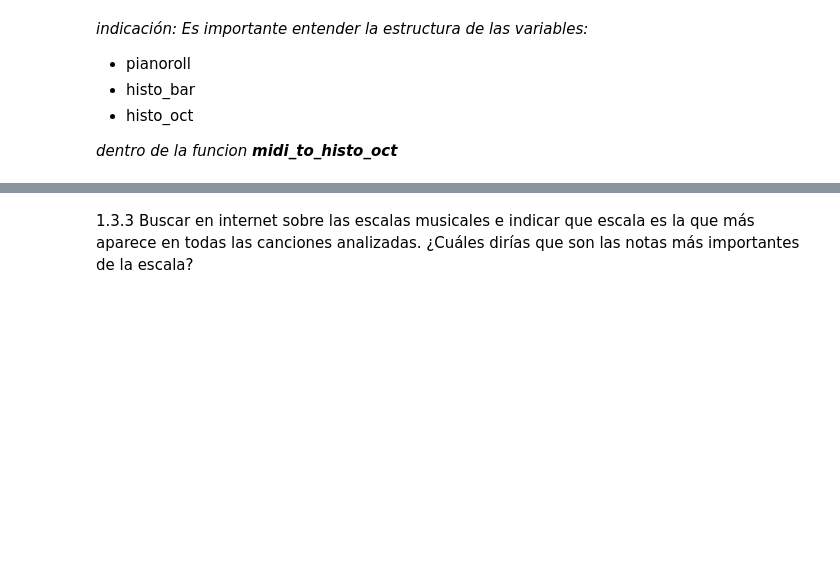
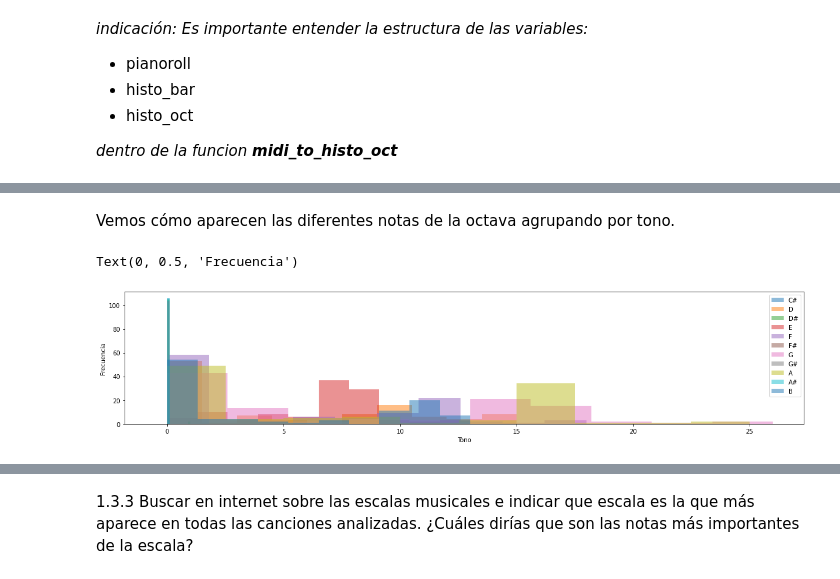
Before and after one commit to mtablado/uoc2022_deeplearning_pec3, a Jupyter notebook: 2021-2_M2.875_PEC3_Enunciado.ipynb, the cells around one changed output, grey strips where cells are left out. Saved outputs shown, nothing was run; the diff lists cells and outputs as text; code cells hidden in the pictures; blank space fills up the shorter version.

```diff
--- a/2021-2_M2.875_PEC3_Enunciado.ipynb
+++ b/2021-2_M2.875_PEC3_Enunciado.ipynb
@@ -225,6 +263,0 @@ notas_en_una_octava = ['C','C#','D','D#','E','F','F#','G','G#','A','A#','B']
-# %%
-def my_save_histo_oct_from_midi_folder(...):
-  pass
-
-def my_midi_to_histo_oct(...):
-  pass
@@ -230,0 +285,26 @@ def my_midi_to_histo_oct(...):
+# %%
+def my_save_histo_oct_from_midi_folder(tempo_folder,histo_folder):
+  print(tempo_folder)
+  for path, subdirs, files in os.walk(tempo_folder):
+    for name in files:
+      _path = path.replace('\\', '/') + '/'
+      _name = name.replace('\\', '/')
+      target_path = histo_folder+_path[len(tempo_folder):]
+      if not os.path.exists(target_path):
+          os.makedirs(target_path)
+      try:
+          return my_midi_to_histo_oct(dpf.samples_per_bar,dpf.octave, dpf.fs, _name, _path, target_path)
+      except (ValueError, EOFError, IndexError, OSError, KeyError, ZeroDivisionError) as e:
+          exception_str = 'Unexpected error in ' + name  + ':\n', e, sys.exc_info()[0]
+          print(exception_str)
+
+def my_midi_to_histo_oct(samples_per_bar,octave, fs, name, path, histo_path):
+  #print(path + name)
+  pianoroll = mf.get_pianoroll(name, path, fs)
+  histo_bar = mf.pianoroll_to_histo_bar(pianoroll, samples_per_bar)
+  histo_oct = mf.histo_bar_to_histo_oct(histo_bar, octave)
+  pickle.dump(histo_oct,open(histo_path + name + '.pickle' , 'wb'))
+  return histo_bar, histo_oct
+
+histo_bar, histo_oct = my_save_histo_oct_from_midi_folder(
+    dpf.tempo_folder1, dpf.histo_folder1)
@@ -230,0 +386,12 @@ def my_midi_to_histo_oct(...):
+# %% [markdown]
+Vemos cómo aparecen las diferentes notas de la octava agrupando por tono.
+# %%
+plt.figure(figsize=(20, 4))
+for i in range(1,12):
+  plt.hist(histo_oct[i], alpha=0.5, label=notas_en_una_octava[i])
+plt.legend()
+plt.xlabel('Tono')
+plt.ylabel('Frecuencia')
+# %% [output]
+Text(0, 0.5, 'Frecuencia')
+[figure, added]
```
Also changed, not shown: parts of 18 cells of this notebook.
